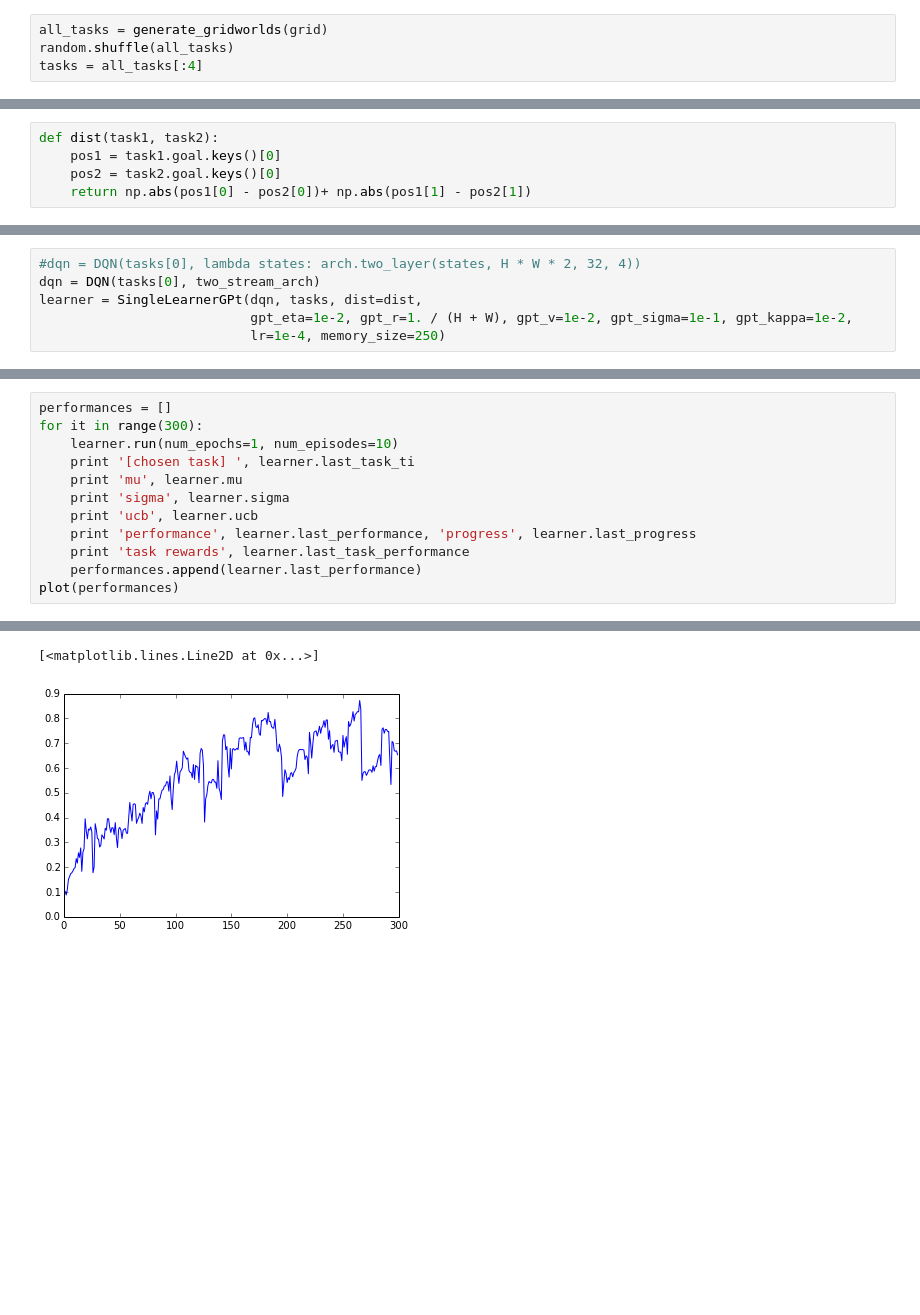
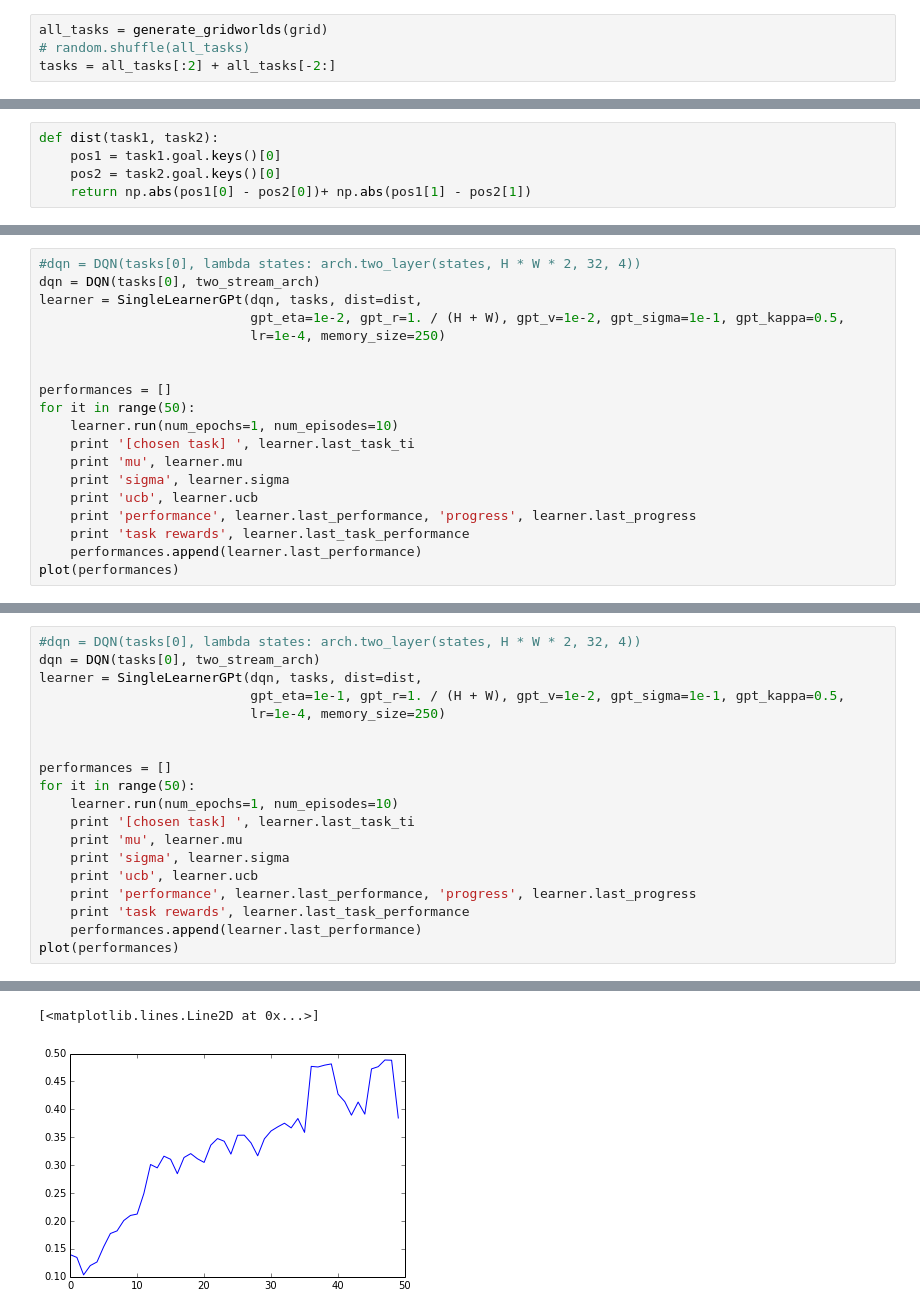
Before and after one commit to strin/curriculum-deep-RL, a Jupyter notebook: scripts/uvfa/GP-t.ipynb, the cells around one changed output, grey strips where cells are left out. Saved outputs shown, nothing was run; the diff lists cells and outputs as text; blank space fills up the shorter version.

Commit message:
[experiement] sequential learner with horizon trick

```diff
--- a/scripts/uvfa/GP-t.ipynb
+++ b/scripts/uvfa/GP-t.ipynb
@@ -47,4 +52,4 @@ showV(grid)
 # %%
 all_tasks = generate_gridworlds(grid)
-random.shuffle(all_tasks)
-tasks = all_tasks[:4]
+# random.shuffle(all_tasks)
+tasks = all_tasks[:2] + all_tasks[-2:]
@@ -85,5 +113,18 @@ def dist(task1, task2):
 #dqn = DQN(tasks[0], lambda states: arch.two_layer(states, H * W * 2, 32, 4))
 dqn = DQN(tasks[0], two_stream_arch)
 learner = SingleLearnerGPt(dqn, tasks, dist=dist,
-                           gpt_eta=1e-2, gpt_r=1. / (H + W), gpt_v=1e-2, gpt_sigma=1e-1, gpt_kappa=1e-2,
+                           gpt_eta=1e-2, gpt_r=1. / (H + W), gpt_v=1e-2, gpt_sigma=1e-1, gpt_kappa=0.5,
                            lr=1e-4, memory_size=250)
+
+
+performances = []
+for it in range(50):
+    learner.run(num_epochs=1, num_episodes=10)
+    print '[chosen task] ', learner.last_task_ti
+    print 'mu', learner.mu
+    print 'sigma', learner.sigma
+    print 'ucb', learner.ucb
+    print 'performance', learner.last_performance, 'progress', learner.last_progress
+    print 'task rewards', learner.last_task_performance
+    performances.append(learner.last_performance)
+plot(performances)
@@ -90,6 +151,13 @@ learner = SingleLearnerGPt(dqn, tasks, dist=dist,
 # %%
+#dqn = DQN(tasks[0], lambda states: arch.two_layer(states, H * W * 2, 32, 4))
+dqn = DQN(tasks[0], two_stream_arch)
+learner = SingleLearnerGPt(dqn, tasks, dist=dist,
+                           gpt_eta=1e-1, gpt_r=1. / (H + W), gpt_v=1e-2, gpt_sigma=1e-1, gpt_kappa=0.5,
+                           lr=1e-4, memory_size=250)
+
+
 performances = []
-for it in range(300):
+for it in range(50):
     learner.run(num_epochs=1, num_episodes=10)
     print '[chosen task] ', learner.last_task_ti
     print 'mu', learner.mu
@@ -120,2 +188,2 @@ task rewards [ 0.92551941  0.25601967  0.49539586  0.93808475]
 [<matplotlib.lines.Line2D at 0x...>]
-[figure, old version]
+[figure, new version]
```
Also changed, not shown: parts of 20 cells of this notebook, 5 other files.
